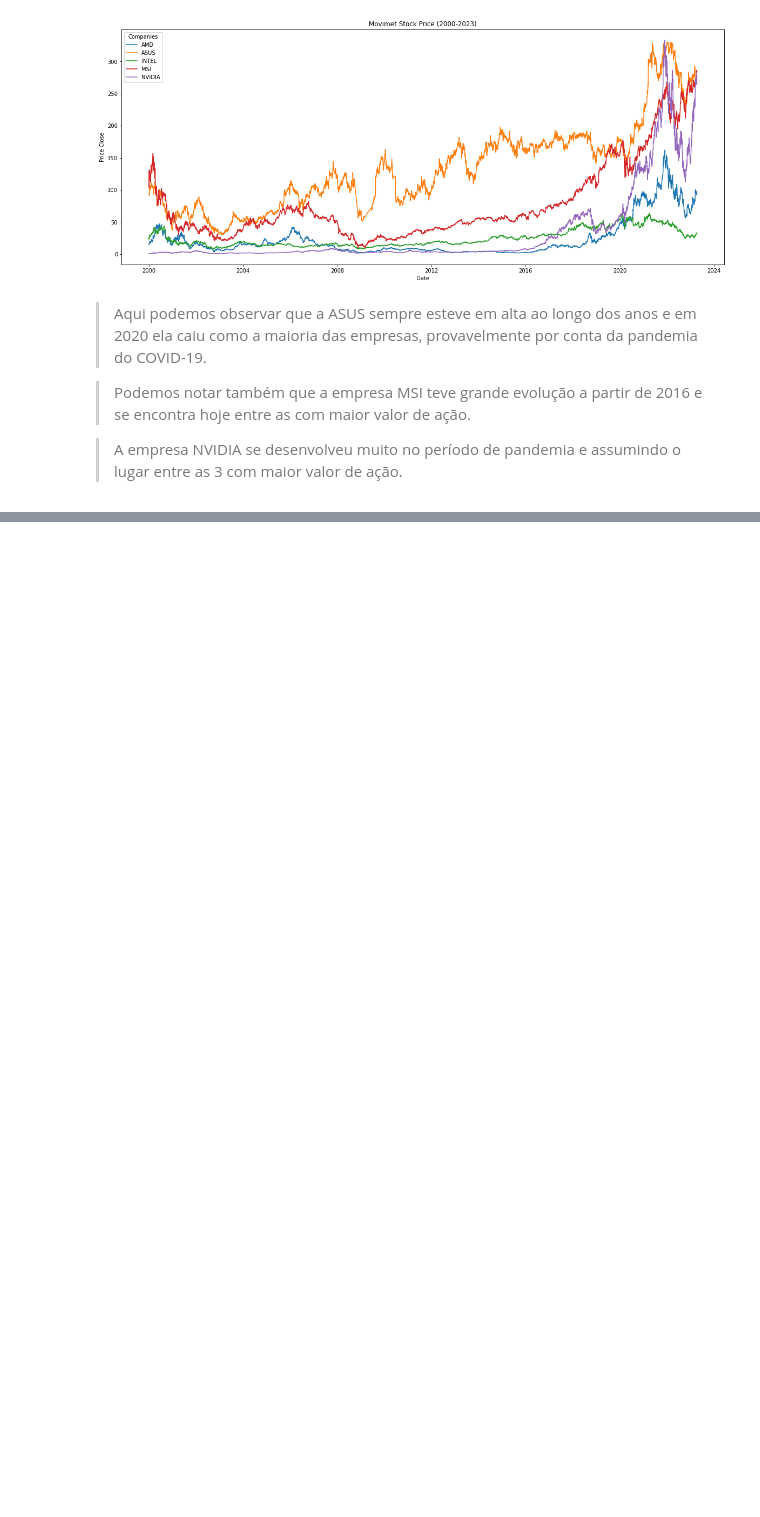
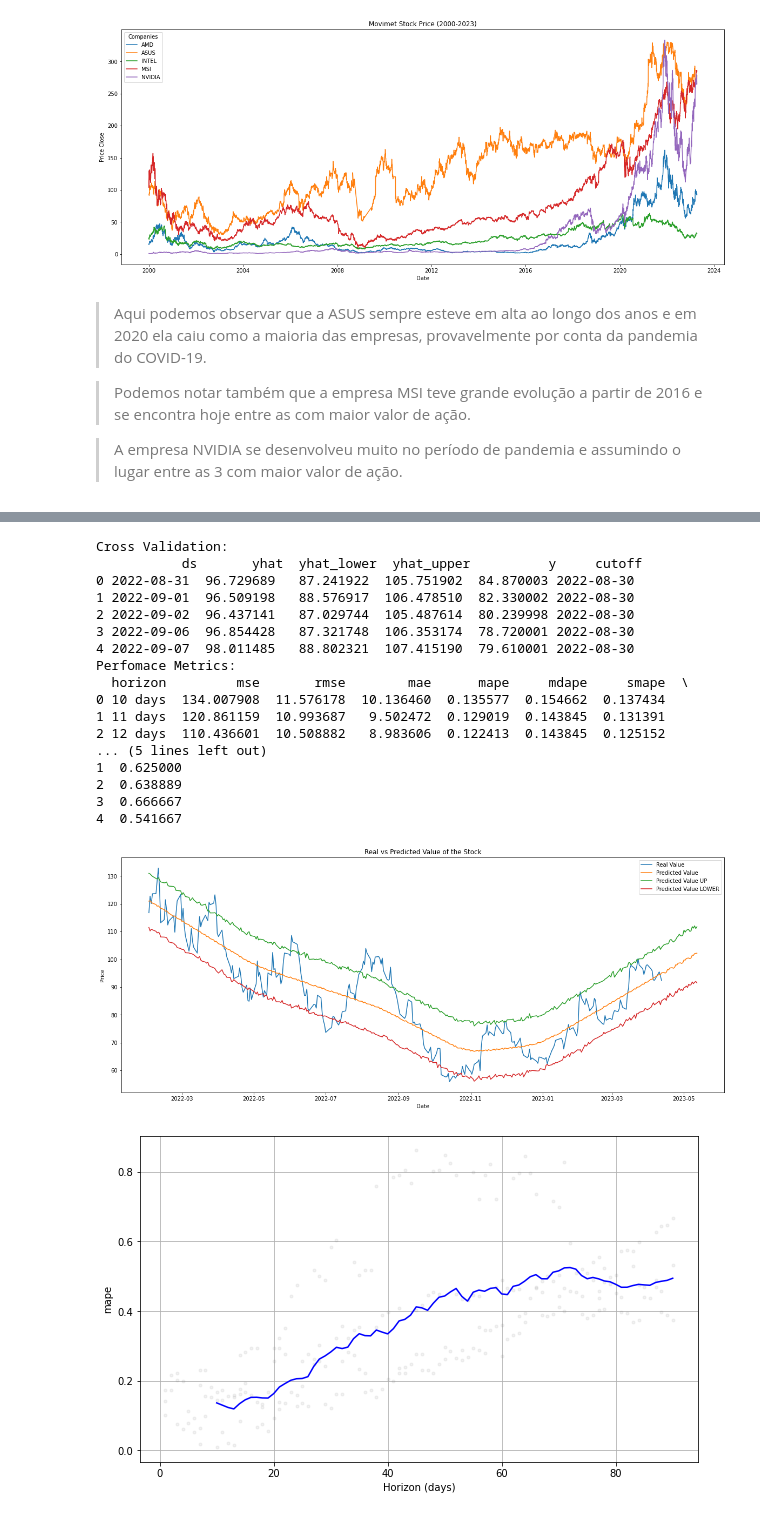
Before and after one commit to jeanmatheuss/GPU-stocks-price, a Jupyter notebook: gpu-prices.ipynb, the cells around one changed output, grey strips where cells are left out. Saved outputs shown, nothing was run; the diff lists cells and outputs as text; code cells hidden in the pictures; blank space fills up the shorter version.

Commit message:
updt new graph

```diff
--- a/gpu-prices.ipynb
+++ b/gpu-prices.ipynb
@@ -138,0 +201,5 @@ sns.lineplot(data=nvidia_2020, x="Date", y="Low", color='r')
+# %%
+data = filter_df(amd, '2022-01-01', '2023-04-27')
+
+prediction(data, 30)
+# %% [output]
@@ -138,0 +221,19 @@ sns.lineplot(data=nvidia_2020, x="Date", y="Low", color='r')
+Cross Validation:
+           ds       yhat  yhat_lower  yhat_upper          y     cutoff
+0 2022-08-31  96.729689   87.241922  105.751902  84.870003 2022-08-30
+1 2022-09-01  96.509198   88.576917  106.478510  82.330002 2022-08-30
+2 2022-09-02  96.437141   87.029744  105.487614  80.239998 2022-08-30
+3 2022-09-06  96.854428   87.321748  106.353174  78.720001 2022-08-30
+4 2022-09-07  98.011485   88.802321  107.415190  79.610001 2022-08-30
+Perfomace Metrics:
+  horizon         mse       rmse        mae      mape     mdape     smape  \
+0 10 days  134.007908  11.576178  10.136460  0.135577  0.154662  0.137434
+1 11 days  120.861159  10.993687   9.502472  0.129019  0.143845  0.131391
+2 12 days  110.436601  10.508882   8.983606  0.122413  0.143845  0.125152
+... (5 lines left out)
+1  0.625000
+2  0.638889
+3  0.666667
+4  0.541667
+[figure, added]
+[figure, added]
```
Also changed, not shown: parts of 16 cells of this notebook.
